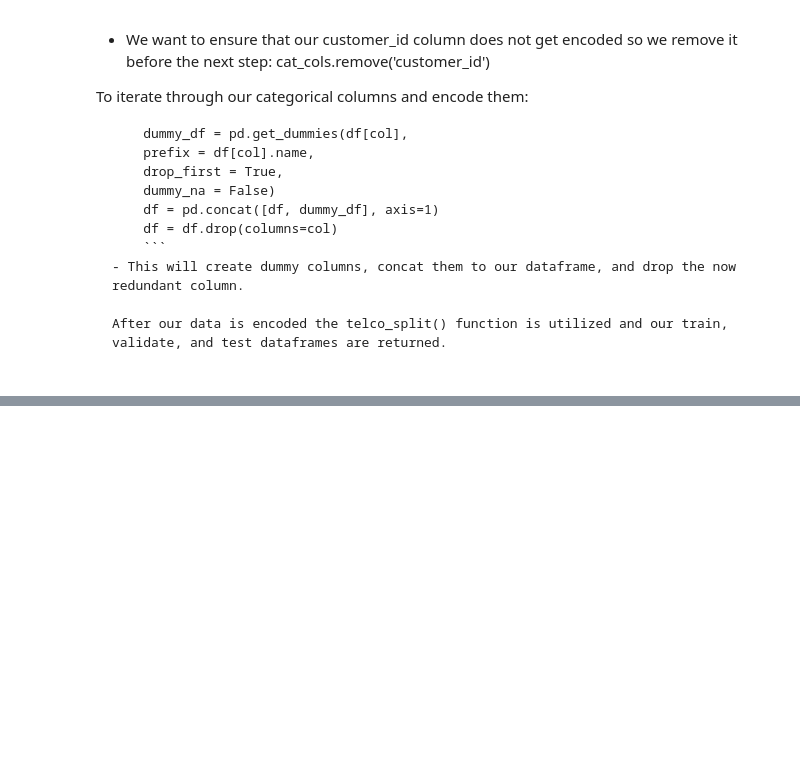
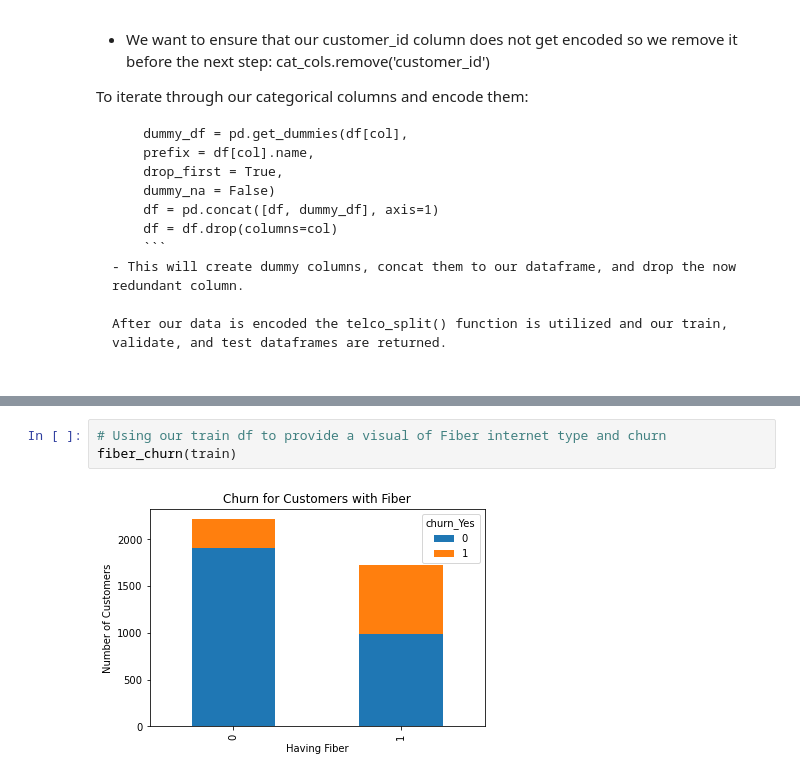
Before and after one commit to watermanbrandyn/classification_project, a Jupyter notebook: Final Report.ipynb, the cells around one changed output, grey strips where cells are left out. Drawn from its saved outputs; the diff is of its cells as text; blank space fills up the shorter version.

```diff
--- a/Final Report.ipynb
+++ b/Final Report.ipynb
@@ -103,0 +159,5 @@ We now want to try and delve out as many of the questions we asked initially, an
+# %%
+# Using our train df to provide a visual of Fiber internet type and churn
+fiber_churn(train)
+# %% [output]
+[figure, added]
```
Also changed, not shown: parts of 29 cells of this notebook.
